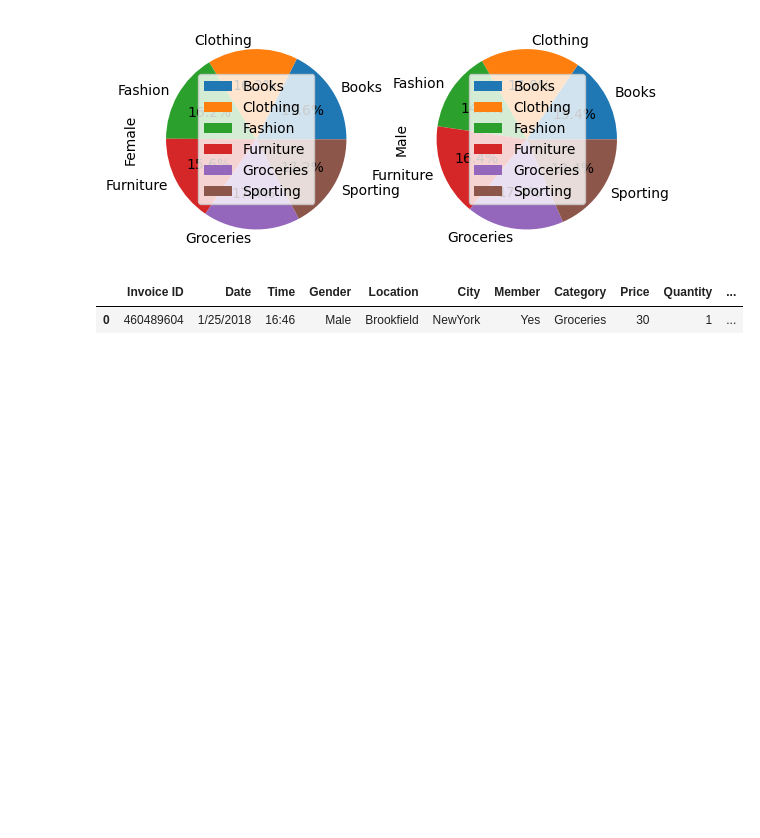
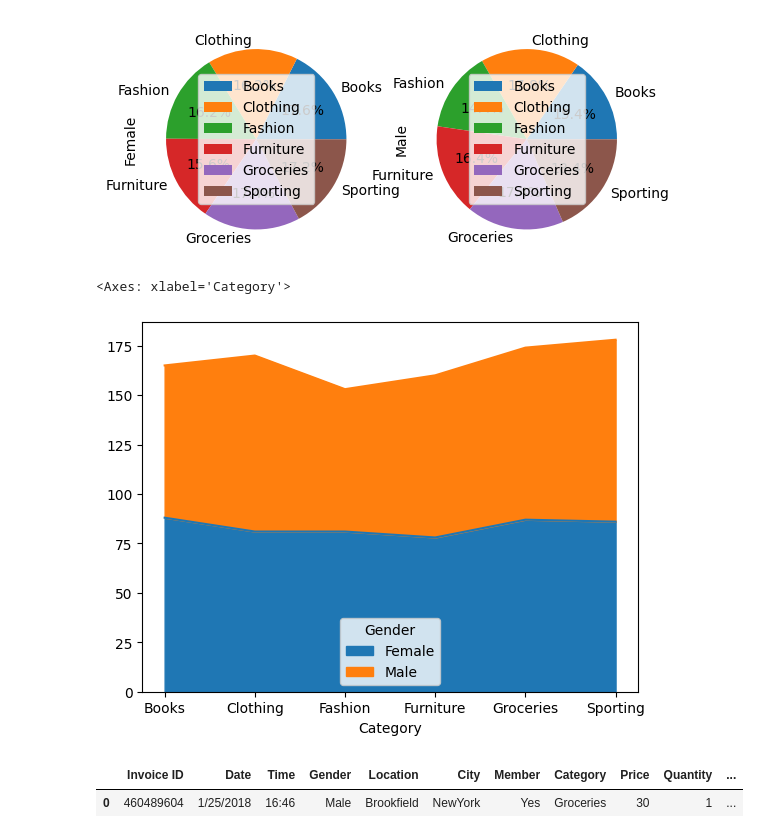
Before and after one commit to Ebin21/AI-ML, a Jupyter notebook: sales.ipynb, the cells around one changed output. Drawn from its saved outputs; the diff is of its cells as text; code cells hidden in the pictures; blank space fills up the shorter version.

```diff
--- a/sales.ipynb
+++ b/sales.ipynb
@@ -338,7 +338,10 @@ array([<Axes: ylabel='Female'>, <Axes: ylabel='Male'>], dtype=object)
 [figure]
 # %%
 product_gender = sales.groupby(['Gender', 'Category']).count()['Invoice ID']
-product_gender.unstack(level=0).plot(kind='pie', subplots=True, autopct='%1.1f%%')
+product_gender.unstack(level=0).plot(kind='area')
+# %% [output]
+<Axes: xlabel='Category'>
+[figure, added]
 # %%
 sales.head(1)
 # %% [output]
```
